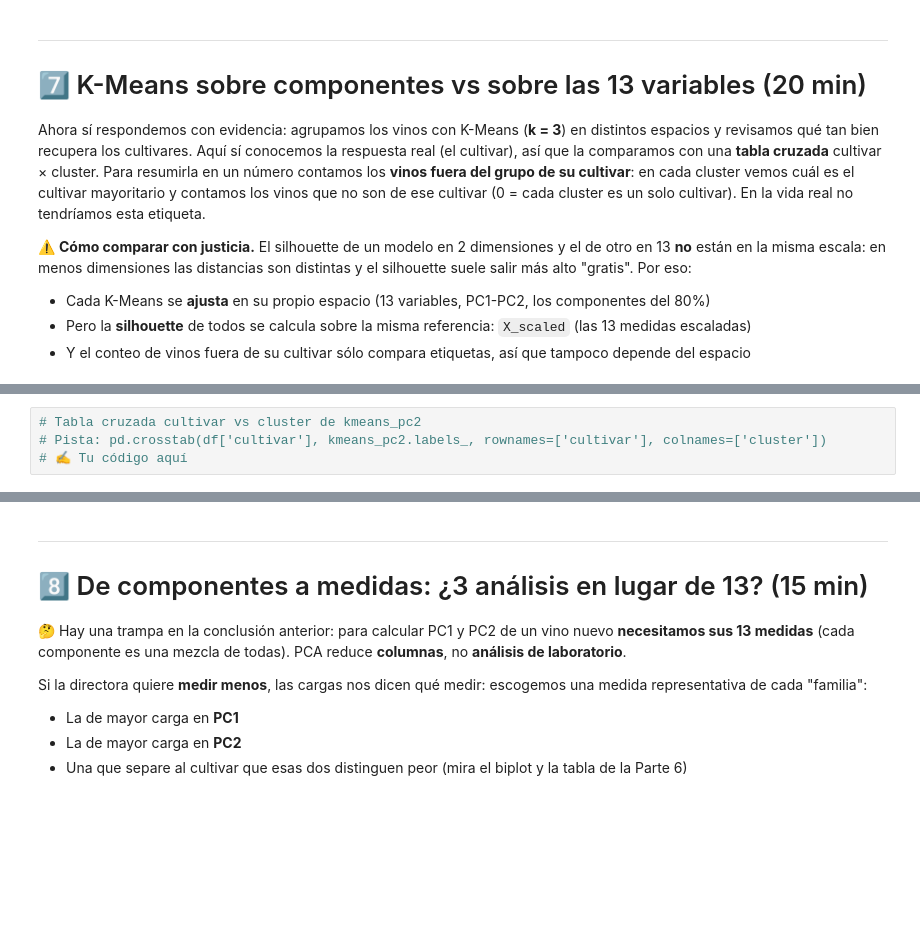
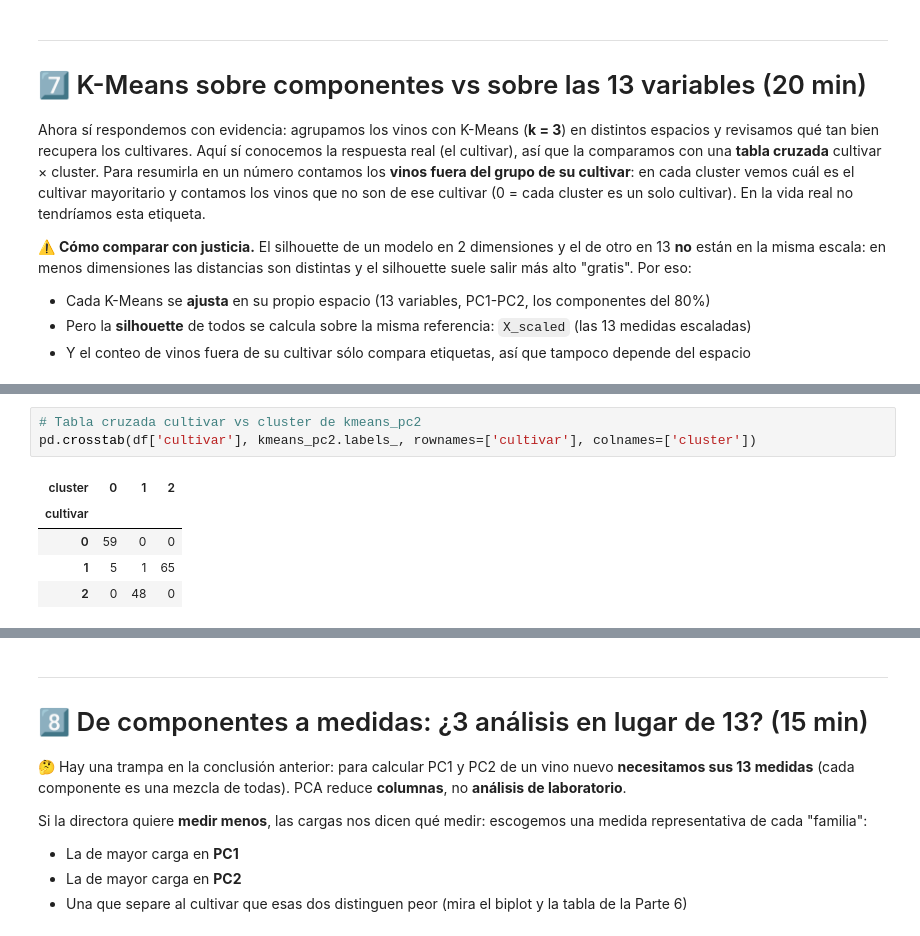
Before and after one commit to catalinaelizondor-jpg/643153-aprendizaje-no-supervisado-student, a Jupyter notebook: 03-pca/caso_vinos.ipynb, the cells around one changed output, grey strips where cells are left out. Drawn from its saved outputs; the diff is of its cells as text; blank space fills up the shorter version.

```diff
--- a/03-pca/caso_vinos.ipynb
+++ b/03-pca/caso_vinos.ipynb
@@ -764,7 +829,12 @@ registrar('13 medidas escaladas', kmeans_13.labels_)
 # %%
 # Tabla cruzada cultivar vs cluster de kmeans_pc2
-# Pista: pd.crosstab(df['cultivar'], kmeans_pc2.labels_, rownames=['cultivar'], colnames=['cluster'])
-# ✍️ Tu código aquí
+pd.crosstab(df['cultivar'], kmeans_pc2.labels_, rownames=['cultivar'], colnames=['cluster'])
+# %% [output]
+| cluster | 0 | 1 | 2 |
+| cultivar |  |  |  |
+| 0 | 59 | 0 | 0 |
+| 1 | 5 | 1 | 65 |
+| 2 | 0 | 48 | 0 |
 # %% [markdown]
 ✍️ **¿Qué observas?**
 - ¿Cuántos vinos quedan fuera del grupo de su cultivar en cada modelo? ¿Cuánto se pierde al pasar de 13 medidas a 2 componentes?
```
Also changed, not shown: parts of 14 cells of this notebook.
